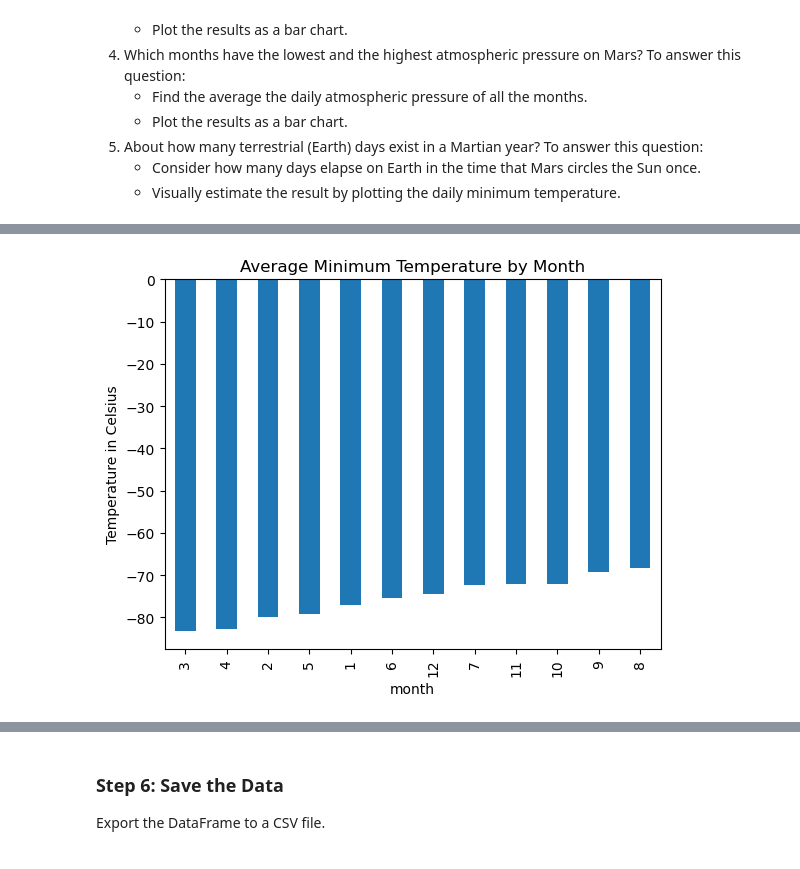
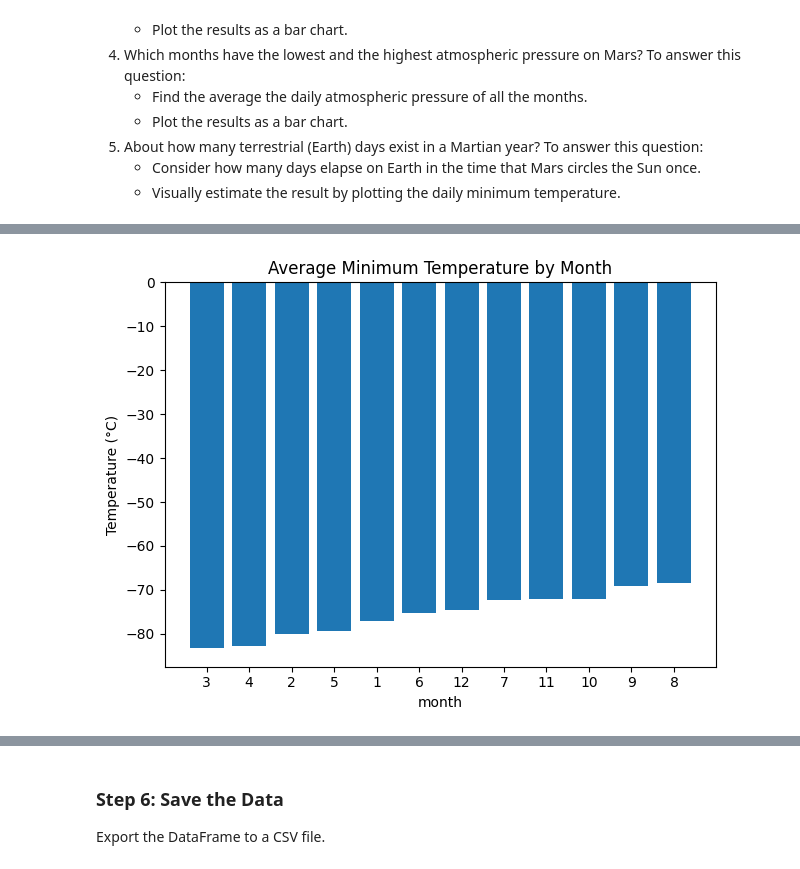
Before and after one commit to Maxwell-Leu/mars-data, a Jupyter notebook: part_2_mars_weather.ipynb, the cells around one changed output, grey strips where cells are left out. Drawn from its saved outputs; the diff is of its cells as text; code cells hidden in the pictures.

```diff
--- a/part_2_mars_weather.ipynb
+++ b/part_2_mars_weather.ipynb
@@ -44,10 +47,20 @@ Assemble the scraped data into a Pandas DataFrame. The columns should have the s
 * `pressure`: The atmospheric pressure at Curiosity's location
 # %%
 # Create an empty list
-
+mars_list=[]
 
 # Loop through the scraped data to create a list of rows
+rows = table.find_all('tr',class_='data-row')
+for row in rows:
+    row_data = []
+    data = row.find_all('td')
+    for item in data:
+        row_data.append(item.text)
+    mars_list.append(row_data)
 # %%
 # Create a Pandas DataFrame by using the list of rows and a list of the column names
+mars_list
+col = ['id', 'terrestrial_date', 'sol', 'ls', 'month', 'min_temp', 'pressure',]
+df = pd.DataFrame(data=mars_list, columns=col)
 # %%
 # Confirm DataFrame was created successfully
@@ -80,2 +93,10 @@ dtype: object
+# %%
+# Change data types for data analysis
+df['sol'] = pd.to_numeric(df['sol'])
+df['ls'] = pd.to_numeric(df['ls'])
+df['month'] = pd.to_numeric(df['month'])
+df['min_temp'] = pd.to_numeric(df['min_temp'])
+df['pressure'] = pd.to_numeric(df['pressure'])
+df['terrestrial_date'] = pd.to_datetime(df['terrestrial_date'])
 # %%
 # Confirm type changes were successful by examining data types again
@@ -135,0 +140,13 @@ Name: min_temp, dtype: float64
+# %%
+# 3. What is the average minimum temperature by month?
+ave_temp = []
+for x in range(1,13):
+    copy = df.copy()
+    average = (copy.loc[copy['month']==x,'min_temp'].sum()/copy.loc[copy['month']==x,'min_temp'].count())
+    ave_temp.append(
+        {
+            'month':str(x),
+            '': average
+        }
+    )
+temp_df = pd.DataFrame(data=ave_temp)
@@ -136,4 +163,13 @@ Name: min_temp, dtype: float64
 # %%
 # Identify the coldest and hottest months in Curiosity's location by sorting the previous graph
+hot_cold = temp_df.sort_values(by='')
+temp= hot_cold['']
+month=hot_cold['month']
+plt.bar(month,temp)
+plt.title('Average Minimum Temperature by Month')
+plt.xlabel('month')
+plt.ylabel('Temperature (°C)')
+plt.xticks(ha='center')
+plt.show()
 # %% [output]
-[figure, old version]
+[figure, new version]
```
Also changed, not shown: parts of 23 cells of this notebook.
